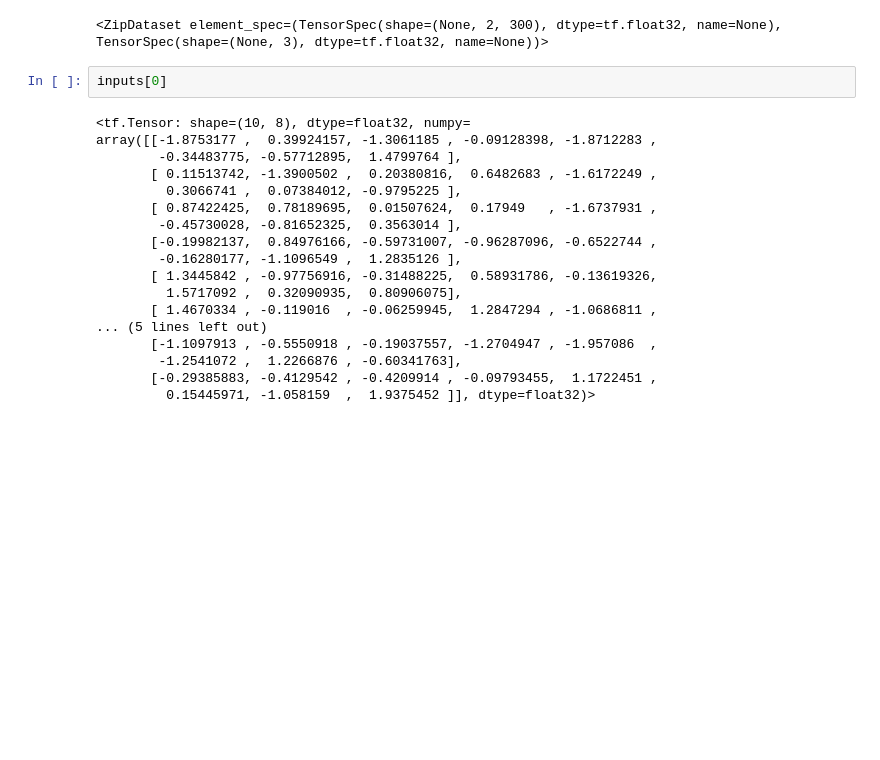
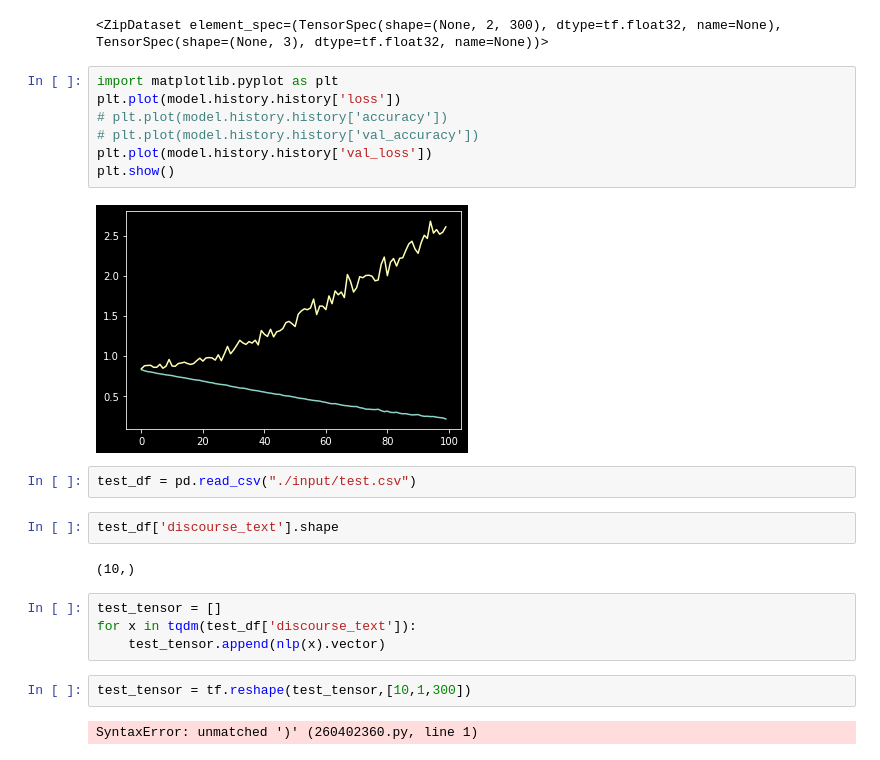
Before and after one commit to basha-dev-coder/nlp_feedback_classifier, a Jupyter notebook: NLP_Classifier.ipynb, the cells around one changed output. Drawn from its saved outputs; the diff is of its cells as text; blank space fills up the shorter version.

Commit message:
Baseline model with Tensorflow

```diff
--- a/NLP_Classifier.ipynb
+++ b/NLP_Classifier.ipynb
@@ -160,23 +165,26 @@ inputs = tf.random.normal([32, 10, 8])
 data_set
 # %% [output]
 <ZipDataset element_spec=(TensorSpec(shape=(None, 2, 300), dtype=tf.float32, name=None), TensorSpec(shape=(None, 3), dtype=tf.float32, name=None))>
-# %%
-inputs[0]
-# %% [output]
-<tf.Tensor: shape=(10, 8), dtype=float32, numpy=
-array([[-1.8753177 ,  0.39924157, -1.3061185 , -0.09128398, -1.8712283 ,
-        -0.34483775, -0.57712895,  1.4799764 ],
-       [ 0.11513742, -1.3900502 ,  0.20380816,  0.6482683 , -1.6172249 ,
-         0.3066741 ,  0.07384012, -0.9795225 ],
-       [ 0.87422425,  0.78189695,  0.01507624,  0.17949   , -1.6737931 ,
-        -0.45730028, -0.81652325,  0.3563014 ],
-       [-0.19982137,  0.84976166, -0.59731007, -0.96287096, -0.6522744 ,
-        -0.16280177, -1.1096549 ,  1.2835126 ],
-       [ 1.3445842 , -0.97756916, -0.31488225,  0.58931786, -0.13619326,
-         1.5717092 ,  0.32090935,  0.80906075],
-       [ 1.4670334 , -0.119016  , -0.06259945,  1.2847294 , -1.0686811 ,
-... (5 lines left out)
-       [-1.1097913 , -0.5550918 , -0.19037557, -1.2704947 , -1.957086  ,
-        -1.2541072 ,  1.2266876 , -0.60341763],
-       [-0.29385883, -0.4129542 , -0.4209914 , -0.09793455,  1.1722451 ,
-         0.15445971, -1.058159  ,  1.9375452 ]], dtype=float32)>
+# %%
+import matplotlib.pyplot as plt
+plt.plot(model.history.history['loss'])
+# plt.plot(model.history.history['accuracy'])
+# plt.plot(model.history.history['val_accuracy'])
+plt.plot(model.history.history['val_loss'])
+plt.show()
+# %% [output]
+[figure, added]
+# %%
+test_df = pd.read_csv("./input/test.csv")
+# %%
+test_df['discourse_text'].shape
+# %% [output]
+(10,)
+# %%
+test_tensor = []
+for x in tqdm(test_df['discourse_text']):
+    test_tensor.append(nlp(x).vector)
+# %%
+test_tensor = tf.reshape(test_tensor,[10,1,300])
+# %% [output]
+SyntaxError: unmatched ')' (260402360.py, line 1)
```
Also changed, not shown: parts of 2 cells of this notebook, 2 other files.
